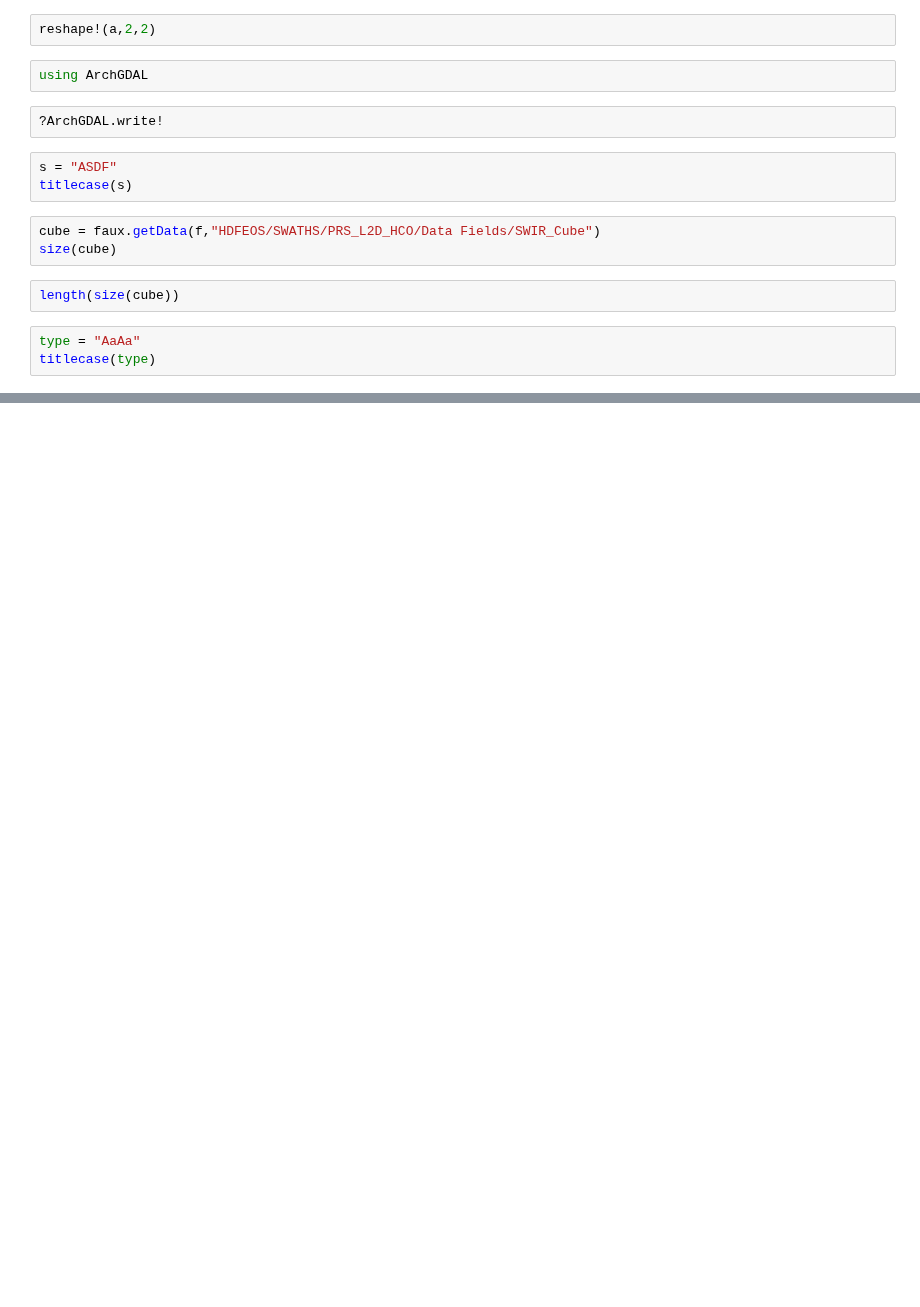
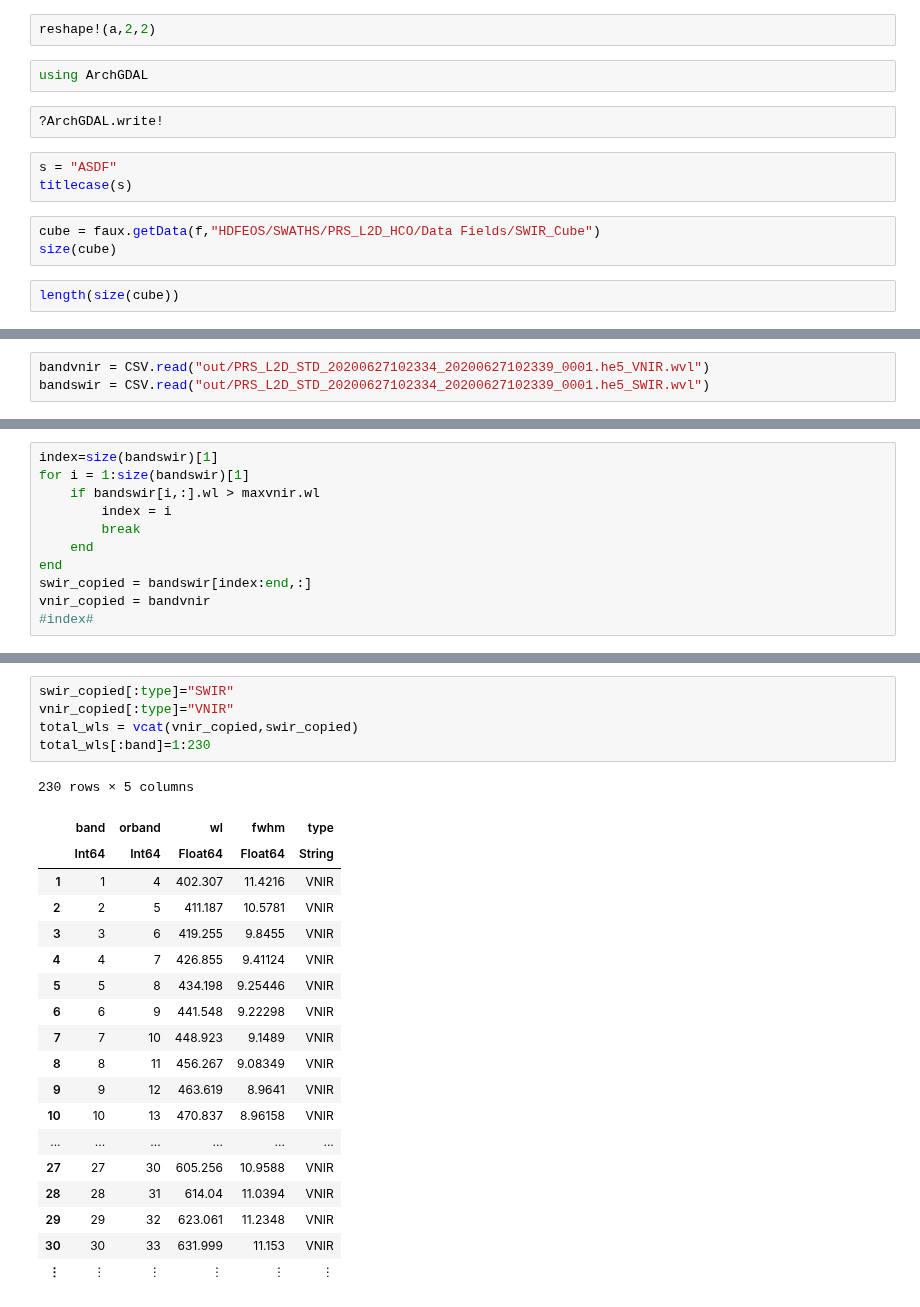
Before and after one commit to sfacca/stage-Machine-learning, a Jupyter notebook: prisma/hdf5/hdfeos prove.ipynb, the cells around one changed output, grey strips where cells are left out. Saved outputs shown, nothing was run; the diff lists cells and outputs as text; blank space fills up the shorter version.

Commit message:
fine giornata
fatto fun esterna per creare raster full a partire da raster swir/vnir

```diff
--- a/prisma/hdf5/hdfeos prove.ipynb
+++ b/prisma/hdf5/hdfeos prove.ipynb
@@ -384,6 +359,3 @@ cube = faux.getData(f,"HDFEOS/SWATHS/PRS_L2D_HCO/Data Fields/SWIR_Cube")
 size(cube)
 # %%
 length(size(cube))
-# %%
-type = "AaAa"
-titlecase(type)
@@ -416,0 +376,3 @@ b = cat(b,c,dims=3)
+# %%
+bandvnir = CSV.read("out/PRS_L2D_STD_20200627102334_20200627102339_0001.he5_VNIR.wvl")
+bandswir = CSV.read("out/PRS_L2D_STD_20200627102334_20200627102339_0001.he5_SWIR.wvl")
@@ -416,0 +407,11 @@ b = cat(b,c,dims=3)
+# %%
+index=size(bandswir)[1]
+for i = 1:size(bandswir)[1]
+    if bandswir[i,:].wl > maxvnir.wl
+        index = i
+        break
+    end
+end
+swir_copied = bandswir[index:end,:]
+vnir_copied = bandvnir
+#index#
@@ -416,0 +438,25 @@ b = cat(b,c,dims=3)
+# %%
+swir_copied[:type]="SWIR"
+vnir_copied[:type]="VNIR"
+total_wls = vcat(vnir_copied,swir_copied)
+total_wls[:band]=1:230
+# %% [output]
+230 rows × 5 columns
+|  | band | orband | wl | fwhm | type |
+|  | Int64 | Int64 | Float64 | Float64 | String |
+| 1 | 1 | 4 | 402.307 | 11.4216 | VNIR |
+| 2 | 2 | 5 | 411.187 | 10.5781 | VNIR |
+| 3 | 3 | 6 | 419.255 | 9.8455 | VNIR |
+| 4 | 4 | 7 | 426.855 | 9.41124 | VNIR |
+| 5 | 5 | 8 | 434.198 | 9.25446 | VNIR |
+| 6 | 6 | 9 | 441.548 | 9.22298 | VNIR |
+| 7 | 7 | 10 | 448.923 | 9.1489 | VNIR |
+| 8 | 8 | 11 | 456.267 | 9.08349 | VNIR |
+| 9 | 9 | 12 | 463.619 | 8.9641 | VNIR |
+| 10 | 10 | 13 | 470.837 | 8.96158 | VNIR |
+| ... | ... | ... | ... | ... | ... |
+| 27 | 27 | 30 | 605.256 | 10.9588 | VNIR |
+| 28 | 28 | 31 | 614.04 | 11.0394 | VNIR |
+| 29 | 29 | 32 | 623.061 | 11.2348 | VNIR |
+| 30 | 30 | 33 | 631.999 | 11.153 | VNIR |
+| ⋮ | ⋮ | ⋮ | ⋮ | ⋮ | ⋮ |
```
Also changed, not shown: parts of 78 cells of this notebook, 6 other files.
